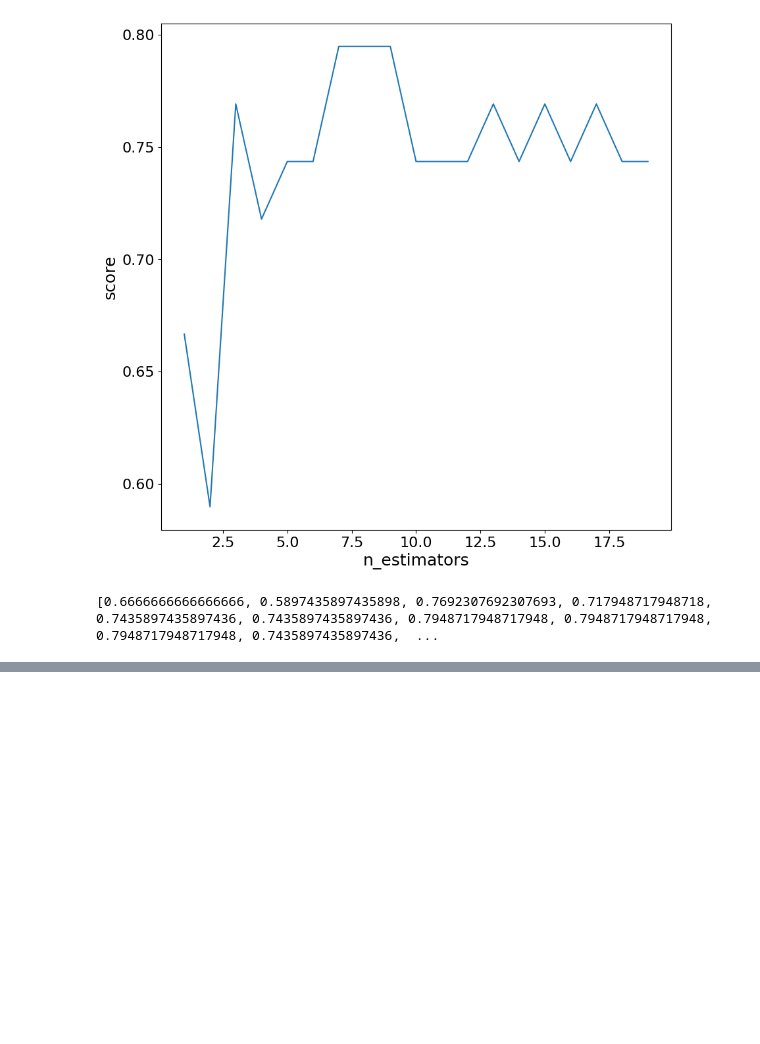
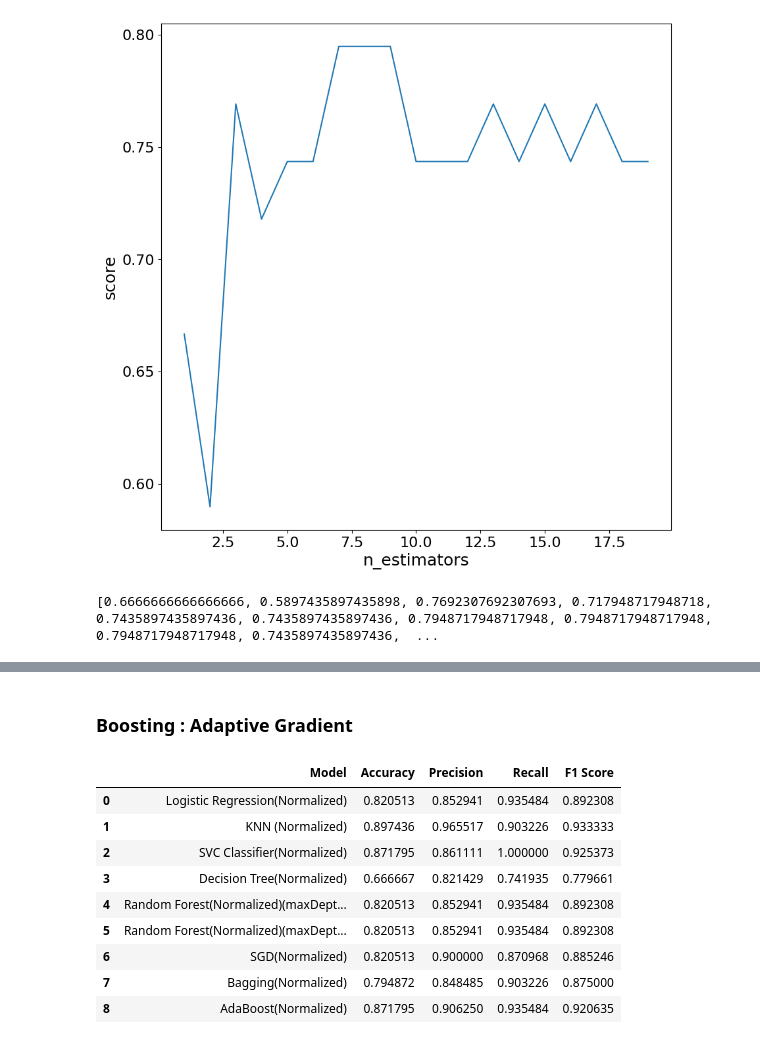
Before and after one commit to senbagaraman04/ml-basics, a Jupyter notebook: 2023/parkinson.ipynb, the cells around one changed output, grey strips where cells are left out. Saved outputs shown, nothing was run; the diff lists cells and outputs as text; code cells hidden in the pictures; blank space fills up the shorter version.

Commit message:
Boosting: Adaboost:

```diff
--- a/2023/parkinson.ipynb
+++ b/2023/parkinson.ipynb
@@ -443,3 +443,16 @@ print(scores)
 # %% [output]
 [figure]
 [0.6666666666666666, 0.5897435897435898, 0.7692307692307693, 0.717948717948718, 0.7435897435897436, 0.7435897435897436, 0.7948717948717948, 0.7948717948717948, 0.7948717948717948, 0.7435897435897436,  ...
+# %%
+bagg = BaggingClassifier(n_estimators = 8, random_state = 22)
+bagg.fit(x_train, y_train)
+y_pred=bagg.predict(x_test)
+
+rf_results_df = pd.DataFrame(
+    data=[["Bagging(Normalized)", accuracy_score(y_test, y_pred), precision_score(y_test, y_pred), recall_score(y_test, y_pred), f1_score(y_test, y_pred)]],
+    columns=['Model', 'Accuracy', 'Precision', 'Recall', 'F1 Score'])
+
+results_df = results_df.append(rf_results_df, ignore_index=True)
+
+
+results_df
@@ -445,0 +469,29 @@ print(scores)
+# %% [markdown]
+### Boosting : Adaptive Gradient
+# %%
+from sklearn.ensemble import AdaBoostClassifier
+
+
+adaboost = AdaBoostClassifier(n_estimators=50,
+                        learning_rate=1)
+adaboost.fit(x_train,y_train)
+y_pred = adaboost.predict(x_test)
+
+dt_results = pd.DataFrame(
+    data=[["AdaBoost(Normalized)", accuracy_score(y_test, y_pred), precision_score(y_test, y_pred), recall_score(y_test, y_pred), f1_score(y_test, y_pred)]],
+    columns=['Model', 'Accuracy', 'Precision', 'Recall', 'F1 Score'])
+
+results_df = results_df.append(dt_results, ignore_index=True)
+
+results_df
+# %% [output]
+|  | Model | Accuracy | Precision | Recall | F1 Score |
+| 0 | Logistic Regression(Normalized) | 0.820513 | 0.852941 | 0.935484 | 0.892308 |
+| 1 | KNN (Normalized) | 0.897436 | 0.965517 | 0.903226 | 0.933333 |
+| 2 | SVC Classifier(Normalized) | 0.871795 | 0.861111 | 1.000000 | 0.925373 |
+| 3 | Decision Tree(Normalized) | 0.666667 | 0.821429 | 0.741935 | 0.779661 |
+| 4 | Random Forest(Normalized)(maxDept... | 0.820513 | 0.852941 | 0.935484 | 0.892308 |
+| 5 | Random Forest(Normalized)(maxDept... | 0.820513 | 0.852941 | 0.935484 | 0.892308 |
+| 6 | SGD(Normalized) | 0.820513 | 0.900000 | 0.870968 | 0.885246 |
+| 7 | Bagging(Normalized) | 0.794872 | 0.848485 | 0.903226 | 0.875000 |
+| 8 | AdaBoost(Normalized) | 0.871795 | 0.906250 | 0.935484 | 0.920635 |
```
Also changed, not shown: parts of 6 cells of this notebook.
